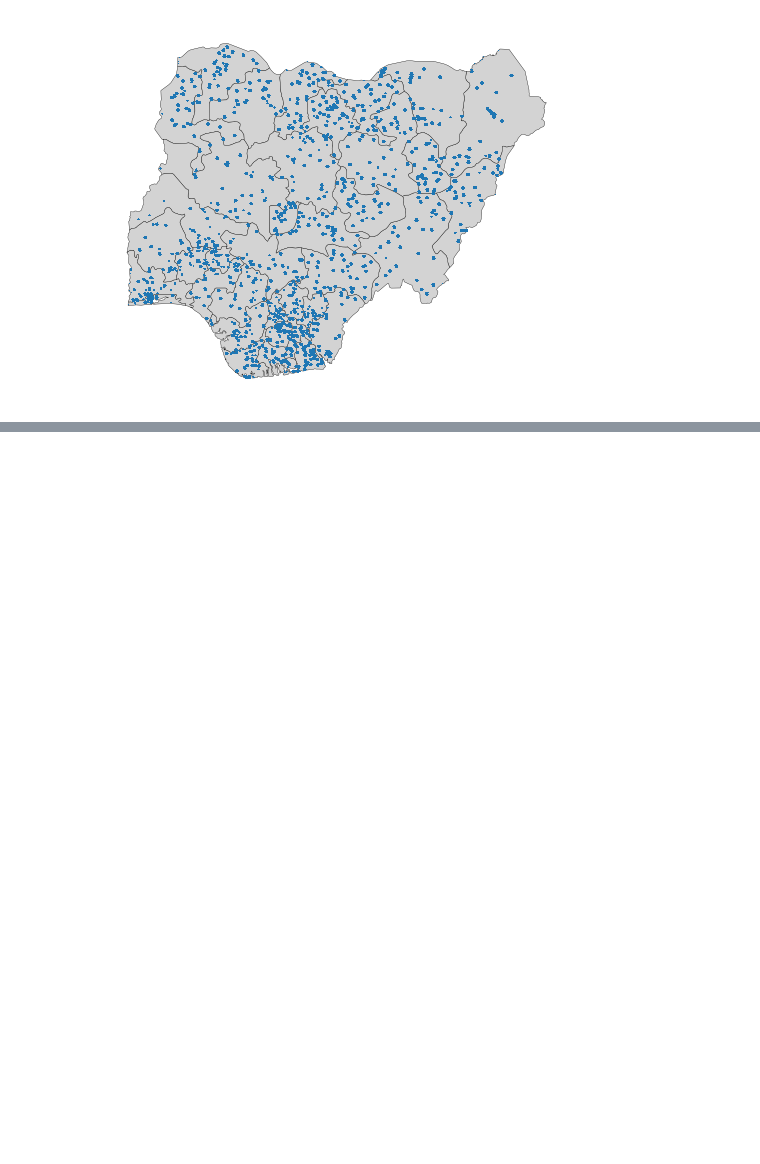
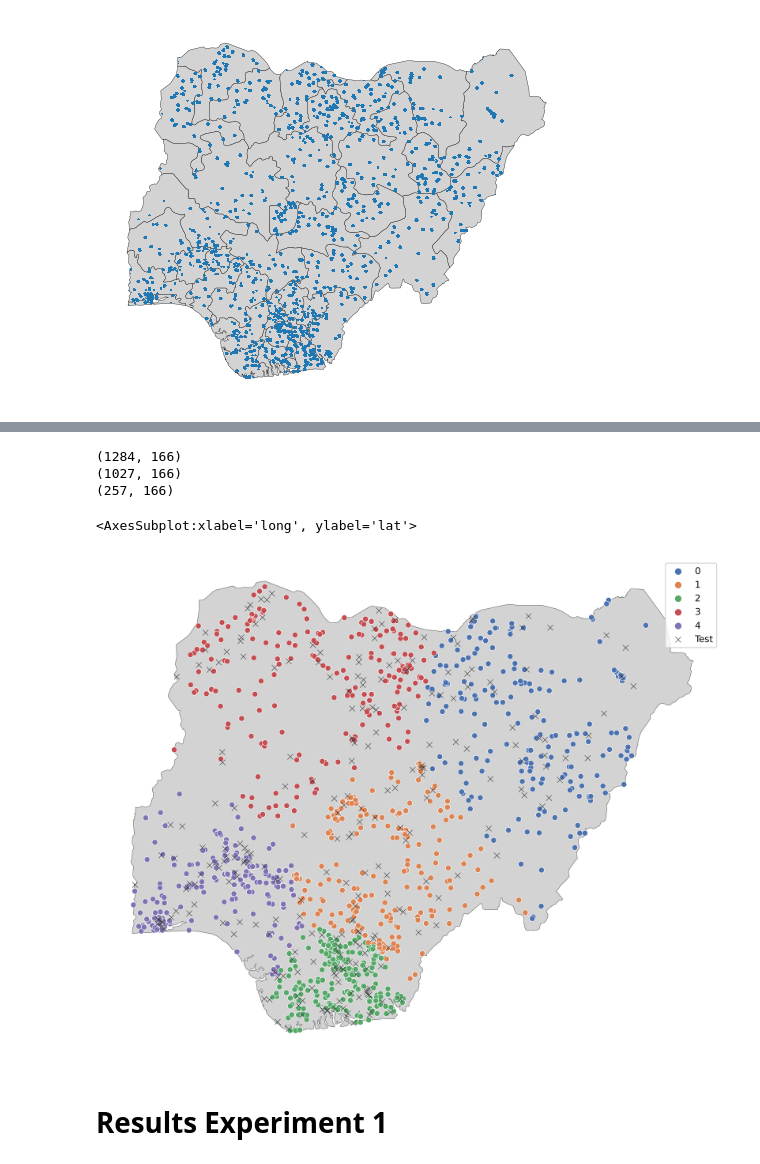
Before and after one commit to marinavicini/stc_continuing, a Jupyter notebook: notebooks/MV_figures_thesis.ipynb, the cells around one changed output, grey strips where cells are left out. Drawn from its saved outputs; the diff is of its cells as text; code cells hidden in the pictures; blank space fills up the shorter version.

```diff
--- a/notebooks/MV_figures_thesis.ipynb
+++ b/notebooks/MV_figures_thesis.ipynb
@@ -471,0 +488,2 @@ plt.show()
+# %%
+country_code = 'NGA'
@@ -471,0 +492,41 @@ plt.show()
+# %%
+# select country
+df = mu.get_data_country(hexes_dhs, country_code, col='deprived_count')
+
+# drop country code
+X, Y = df, df
+XY = df
+print(X.shape)
+
+X_train, X_test, Y_all_train, Y_all_test = mu.select_eval_split_type(X, Y, eval_split_type='normal', test_size=0.2)
+print(X_train.shape)
+print(X_test.shape)
+
+kfold, spatial_groups = mu.select_cv_type(cv_type='spatial', nfolds=5, XY=XY, X_train=X_train)
+# %% [output]
+(1284, 166)
+(1027, 166)
+(257, 166)
+# %%
+X_train['spatial_groups'] = list(spatial_groups)
+# %%
+# get lat and long
+X_train = geo.get_hex_centroid(X_train, hex_code="hex_code")
+X_test = geo.get_hex_centroid(X_test, hex_code="hex_code")
+# %%
+fig, ax = plt.subplots(figsize=(12, 10), dpi=400)
+
+ax.grid(False)
+plt.axis('off')
+ax.set_facecolor('white')
+
+plot_country(country_code, ax=ax)
+sns.scatterplot(ax=ax, x="long", y="lat", hue="spatial_groups", data=X_train, palette='deep') #, hue_order=hue_order, kind="bar")
+sns.scatterplot(ax=ax, x="long", y="lat", data=X_test, color=".2", marker="x", label = 'Test') #, hue_order=hue_order, kind="bar")
+
+# plt.title(country_code)
+# %% [output]
+<AxesSubplot:xlabel='long', ylabel='lat'>
+[figure, added]
+# %% [markdown]
+# Results Experiment 1
```
Also changed, not shown: parts of 5 cells of this notebook.
